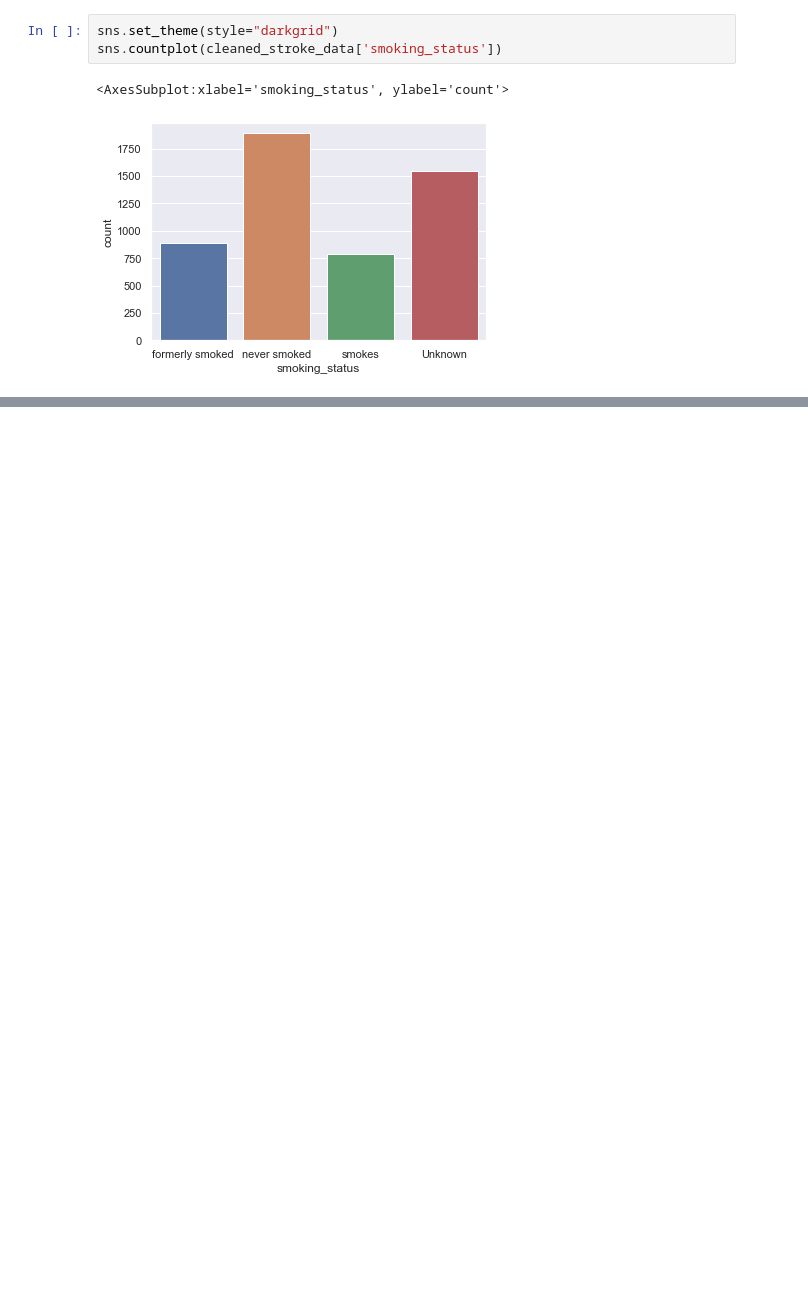
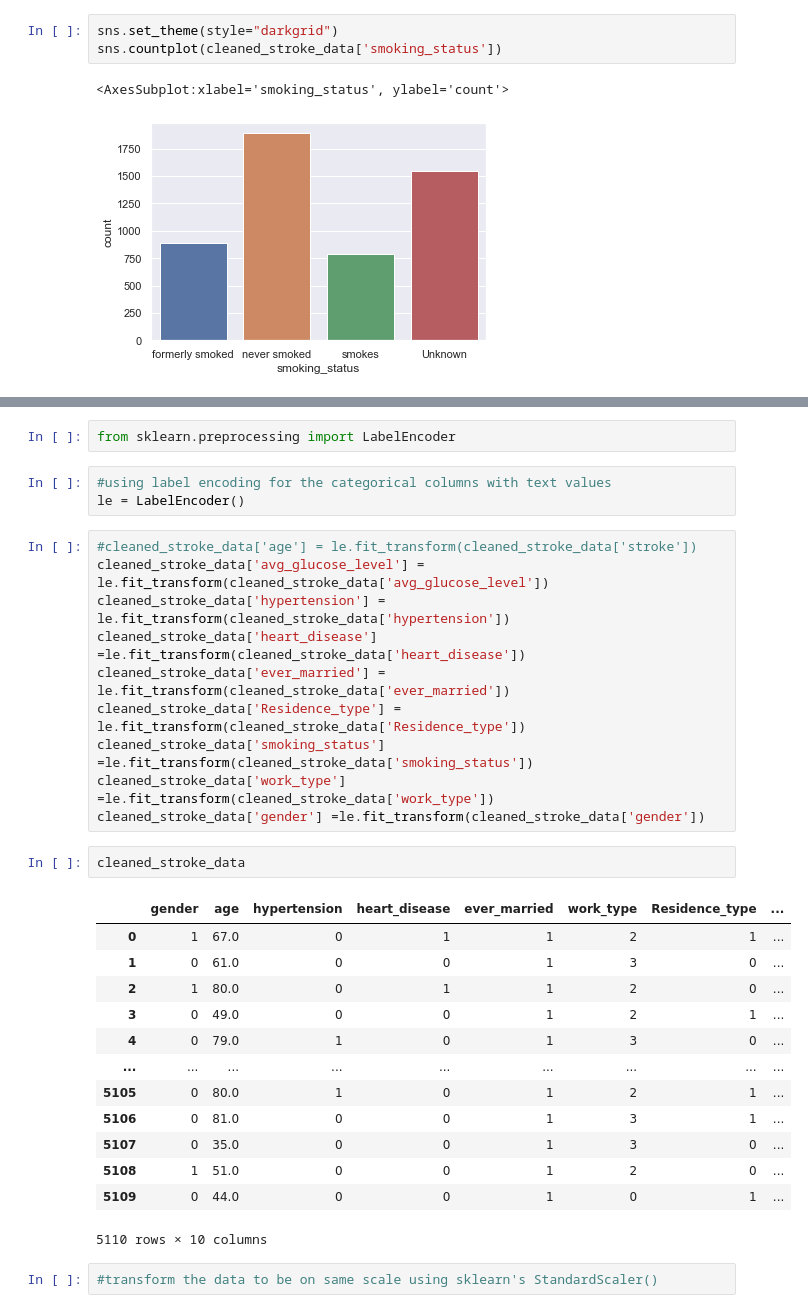
Before and after one commit to Emuolanari/ML_ICA, a Jupyter notebook: Machine Learning ICA .ipynb, the cells around one changed output, grey strips where cells are left out. Cells and saved outputs as stored; diff of their text form; blank space fills up the shorter version.

```diff
--- a/Machine Learning ICA .ipynb
+++ b/Machine Learning ICA .ipynb
@@ -181,0 +183,33 @@ print(average_glucose_level.shape)
+# %%
+from sklearn.preprocessing import LabelEncoder
+# %%
+#using label encoding for the categorical columns with text values
+le = LabelEncoder()
+# %%
+#cleaned_stroke_data['age'] = le.fit_transform(cleaned_stroke_data['stroke'])
+cleaned_stroke_data['avg_glucose_level'] = le.fit_transform(cleaned_stroke_data['avg_glucose_level'])
+cleaned_stroke_data['hypertension'] = le.fit_transform(cleaned_stroke_data['hypertension'])
+cleaned_stroke_data['heart_disease'] =le.fit_transform(cleaned_stroke_data['heart_disease'])
+cleaned_stroke_data['ever_married'] = le.fit_transform(cleaned_stroke_data['ever_married'])
+cleaned_stroke_data['Residence_type'] = le.fit_transform(cleaned_stroke_data['Residence_type'])
+cleaned_stroke_data['smoking_status'] =le.fit_transform(cleaned_stroke_data['smoking_status'])
+cleaned_stroke_data['work_type'] =le.fit_transform(cleaned_stroke_data['work_type'])
+cleaned_stroke_data['gender'] =le.fit_transform(cleaned_stroke_data['gender'])
+# %%
+cleaned_stroke_data
+# %% [output]
+|  | gender | age | hypertension | heart_disease | ever_married | work_type | Residence_type | ... |
+| 0 | 1 | 67.0 | 0 | 1 | 1 | 2 | 1 | ... |
+| 1 | 0 | 61.0 | 0 | 0 | 1 | 3 | 0 | ... |
+| 2 | 1 | 80.0 | 0 | 1 | 1 | 2 | 0 | ... |
+| 3 | 0 | 49.0 | 0 | 0 | 1 | 2 | 1 | ... |
+| 4 | 0 | 79.0 | 1 | 0 | 1 | 3 | 0 | ... |
+| ... | ... | ... | ... | ... | ... | ... | ... | ... |
+| 5105 | 0 | 80.0 | 1 | 0 | 1 | 2 | 1 | ... |
+| 5106 | 0 | 81.0 | 0 | 0 | 1 | 3 | 1 | ... |
+| 5107 | 0 | 35.0 | 0 | 0 | 1 | 3 | 0 | ... |
+| 5108 | 1 | 51.0 | 0 | 0 | 1 | 2 | 0 | ... |
+| 5109 | 0 | 44.0 | 0 | 0 | 1 | 0 | 1 | ... |
+5110 rows × 10 columns
+# %%
+#transform the data to be on same scale using sklearn's StandardScaler()
```
Also changed, not shown: parts of 26 cells of this notebook.
